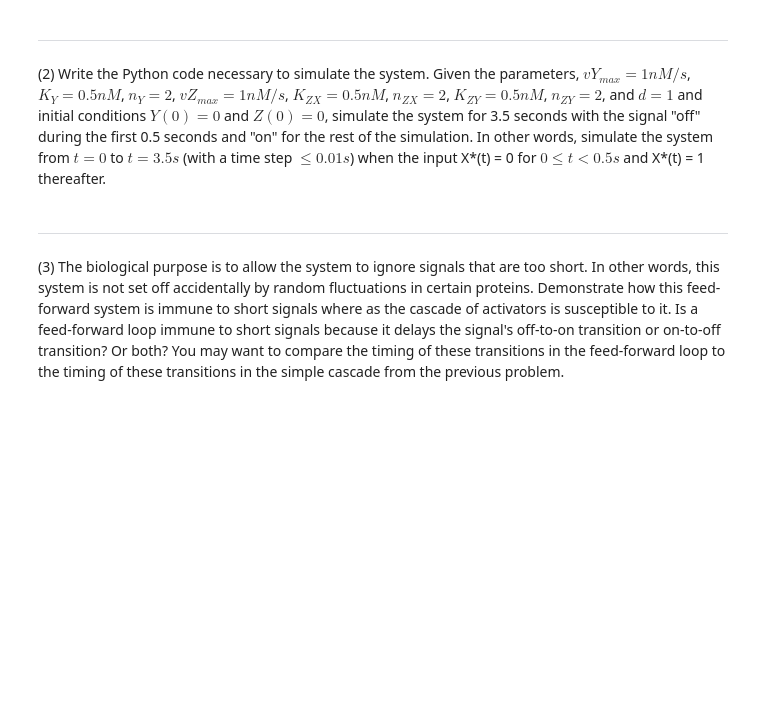
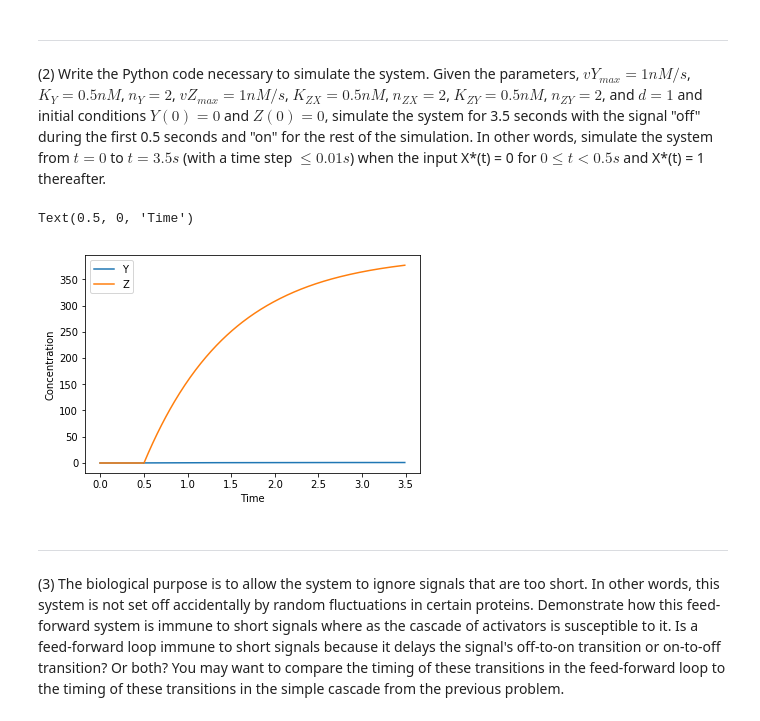
Before and after one commit to hmhwan21/cs341projects, a Jupyter notebook: proj2/Project2.ipynb, the cells around one changed output. Saved outputs shown, nothing was run; the diff lists cells and outputs as text; code cells hidden in the pictures; blank space fills up the shorter version.

Commit message:
initial part 2 plotting

```diff
--- a/proj2/Project2.ipynb
+++ b/proj2/Project2.ipynb
@@ -267,3 +265,61 @@ $\frac{dZ}{dt} = vZ_{max} \frac{x^{n_{zx}}}{K_{zx}^{n_{zx}}+x^{n_{zx}}} * \frac{
+# %%
+# Write code here.
+import numpy as np
+import scipy.integrate
+import matplotlib.pyplot as plt
+vYmax = 1
+Ky = 0.5
+ny = 2
+vZmax = 1
+KZX = 0.5
+nZX = 2
+KZY = 0.5
+nZY = 2
+d = 1
+#initial
+Y0 = 0
+Z0 = 0
+
+def feed_forward(t, statevars, params):
+    Y = statevars[0]
+    Z = statevars[1]
+
+    vYmax = params[0]
+    Ky = params[1]
+    ny = params[2]
+    vZmax = params[3]
+    KZX = params[4]
+    nZX = params[5]
+    KZY = params[6]
+    nZY = params[7]
+    d = params[8]
+    x = params[9]
+
+    dydt = np.zeros( (2,) )
+    dydt[0] = (vYmax * ( (x**ny)/(Ky**ny + x**ny) )) - (d * Y)
+    dydt[1] = (vZmax * ( (x**nZX)/(KZX**nZX + x**nZX) ) * ( (y**nZY)/KZY**nZY + y**nZY )) - (d * Z)
+    return dydt
+
+time_x_on = 0.5
+time_end = 3.5
+params_off = (vYmax, Ky, ny, vZmax, KZX, nZX, KZY, nZY, d, 0)
+params_on = (vYmax, Ky, ny, vZmax, KZX, nZX, KZY, nZY, d, 1)
+ff_off = lambda t,y : feed_forward(t, y, params_off)
+ff_on = lambda t,y : feed_forward(t, y, params_on)
+
+sol1 = scipy.integrate.solve_ivp(fun=ff_off, t_span=(0,time_x_on), y0=(Y0,Z0), t_eval = np.arange(0, time_x_on, .01))
+sol2 = scipy.integrate.solve_ivp(fun=ff_on, t_span=(time_x_on, time_end), y0=sol1.y[:,-1], t_eval = np.arange(time_x_on, time_end, .01))
+
+#plot
+plt.plot(sol1.t, sol1.y.T)
+plt.gca().set_prop_cycle(None)
+plt.plot(sol2.t, sol2.y.T)
+plt.legend(["Y","Z"])
+plt.ylabel("Concentration")
+plt.xlabel("Time")
+# %% [output]
+Text(0.5, 0, 'Time')
+[figure, added]
 # %% [markdown]
 <hr style="border:2px solid gray"> </hr>
 
```
Also changed, not shown: parts of 1 cell of this notebook.
